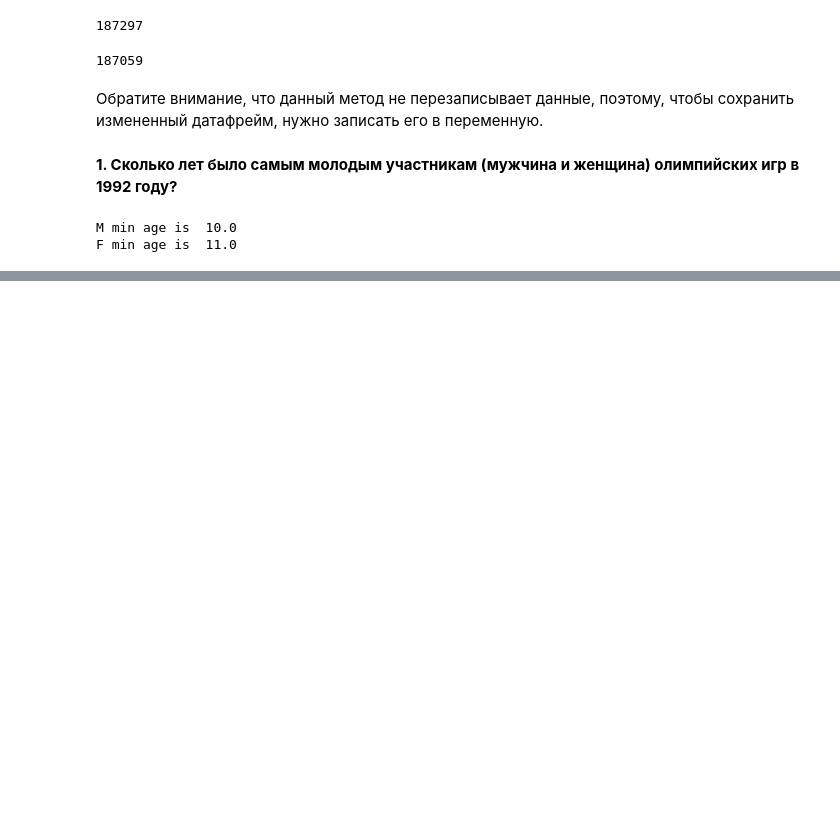
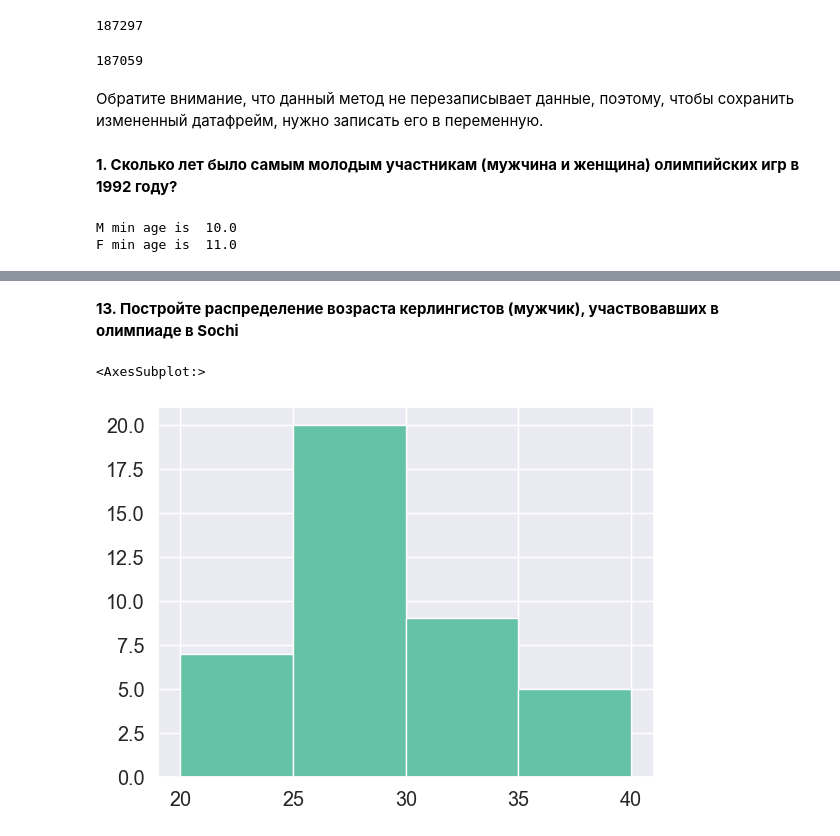
Before and after one commit to innokeny/skillfactory_hack, a Jupyter notebook: факлуьтатив/3lab/3lab.ipynb, the cells around one changed output, grey strips where cells are left out. Drawn from its saved outputs; the diff is of its cells as text; code cells hidden in the pictures; blank space fills up the shorter version.

```diff
--- a/факлуьтатив/3lab/3lab.ipynb
+++ b/факлуьтатив/3lab/3lab.ipynb
@@ -27,11 +27,10 @@ Author: Arina Lopukhova (@erynn). Edited by [Yury Kashnitskiy](https://yorko.git
 # %%
 import pandas as pd
 import matplotlib.pyplot as plt
-import seaborn as sns
-sns.set(palette='Set2', font_scale=1.3)
 %matplotlib inline
 # %%
-data = pd.read_csv('https://raw.githubusercontent.com/rogovich/Data/master/data/olympics/athlete_events.csv')
+data = pd.read_csv(
+    'https://raw.githubusercontent.com/rogovich/Data/master/data/olympics/athlete_events.csv')
 data.head()
 # %% [output]
 |  | ID | Name | Sex | Age | Height | Weight | Team | NOC | Games | Year | Season | ... |
@@ -262,0 +216,3 @@ __20. Проверьте, выиграла ли принимающая стра
+# %%
+curling = data[data['Sport'] == 'Curling']
+display(curling.drop_duplicates(subset='Year')['Year'])
@@ -262,0 +227,8 @@ __20. Проверьте, выиграла ли принимающая стра
+# %% [markdown]
+**13. Постройте распределение возраста керлингистов (мужчик), участвовавших в олимпиаде в Sochi**
+# %%
+curling = curling[(curling['City'] == 'Sochi') & (curling['Sex'] == 'M')]
+curling['Age'].hist(bins=[20, 25, 30, 35, 40])
+# %% [output]
+<AxesSubplot:>
+[figure, added]
```
Also changed, not shown: parts of 74 cells of this notebook, 3 other files.
